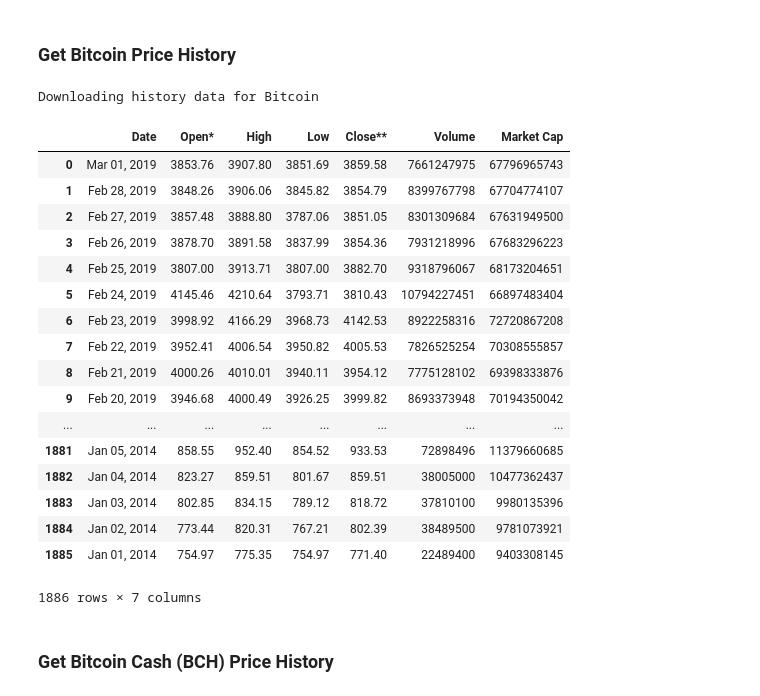
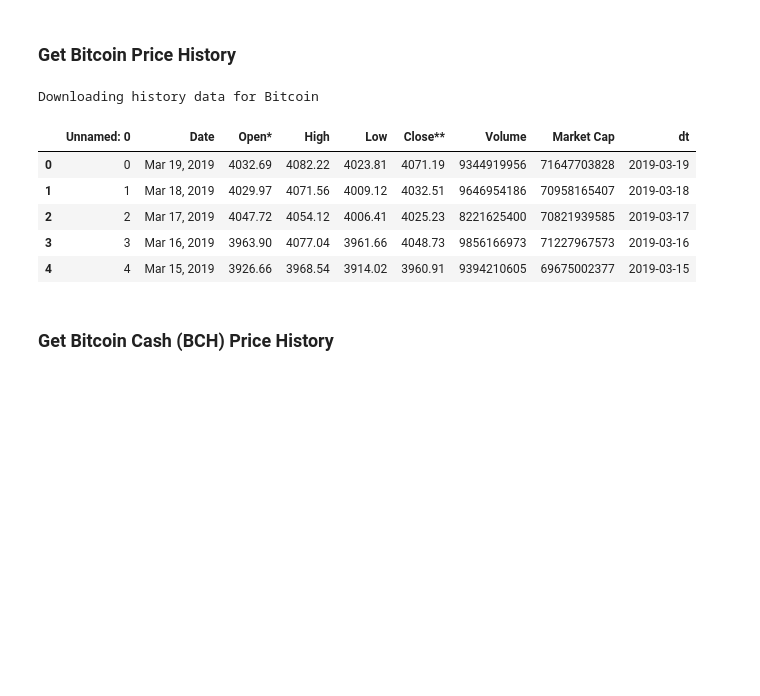
Before and after one commit to MohMaz/realtime-crypto-analysis, a Jupyter notebook: Bitcoin bitcoin cash EDA.ipynb, the cells around one changed output. Saved outputs shown, nothing was run; the diff lists cells and outputs as text; code cells hidden in the pictures; blank space fills up the shorter version.

```diff
--- a/Bitcoin bitcoin cash EDA.ipynb
+++ b/Bitcoin bitcoin cash EDA.ipynb
@@ -37,27 +53,18 @@ coin_names[0:10]
 # %%
 coins = cmk.coins()
 bitcoin = coins[0]
-start, end = '20140101', '20190301'
+start, end = '20140101', '20190319'
 bitcoin.get_history(start, end)
+btc_history = bitcoin.read_history()
+btc_history['dt'] = pd.to_datetime(btc_history['Date'])
+btc_history.head()
 # %% [output]
 Downloading history data for Bitcoin
-|  | Date | Open* | High | Low | Close** | Volume | Market Cap |
-| 0 | Mar 01, 2019 | 3853.76 | 3907.80 | 3851.69 | 3859.58 | 7661247975 | 67796965743 |
-| 1 | Feb 28, 2019 | 3848.26 | 3906.06 | 3845.82 | 3854.79 | 8399767798 | 67704774107 |
-| 2 | Feb 27, 2019 | 3857.48 | 3888.80 | 3787.06 | 3851.05 | 8301309684 | 67631949500 |
-| 3 | Feb 26, 2019 | 3878.70 | 3891.58 | 3837.99 | 3854.36 | 7931218996 | 67683296223 |
-| 4 | Feb 25, 2019 | 3807.00 | 3913.71 | 3807.00 | 3882.70 | 9318796067 | 68173204651 |
-| 5 | Feb 24, 2019 | 4145.46 | 4210.64 | 3793.71 | 3810.43 | 10794227451 | 66897483404 |
-| 6 | Feb 23, 2019 | 3998.92 | 4166.29 | 3968.73 | 4142.53 | 8922258316 | 72720867208 |
-| 7 | Feb 22, 2019 | 3952.41 | 4006.54 | 3950.82 | 4005.53 | 7826525254 | 70308555857 |
-| 8 | Feb 21, 2019 | 4000.26 | 4010.01 | 3940.11 | 3954.12 | 7775128102 | 69398333876 |
-| 9 | Feb 20, 2019 | 3946.68 | 4000.49 | 3926.25 | 3999.82 | 8693373948 | 70194350042 |
-| ... | ... | ... | ... | ... | ... | ... | ... |
-| 1881 | Jan 05, 2014 | 858.55 | 952.40 | 854.52 | 933.53 | 72898496 | 11379660685 |
-| 1882 | Jan 04, 2014 | 823.27 | 859.51 | 801.67 | 859.51 | 38005000 | 10477362437 |
-| 1883 | Jan 03, 2014 | 802.85 | 834.15 | 789.12 | 818.72 | 37810100 | 9980135396 |
-| 1884 | Jan 02, 2014 | 773.44 | 820.31 | 767.21 | 802.39 | 38489500 | 9781073921 |
-| 1885 | Jan 01, 2014 | 754.97 | 775.35 | 754.97 | 771.40 | 22489400 | 9403308145 |
+|  | Unnamed: 0 | Date | Open* | High | Low | Close** | Volume | Market Cap | dt |
+| 0 | 0 | Mar 19, 2019 | 4032.69 | 4082.22 | 4023.81 | 4071.19 | 9344919956 | 71647703828 | 2019-03-19 |
+| 1 | 1 | Mar 18, 2019 | 4029.97 | 4071.56 | 4009.12 | 4032.51 | 9646954186 | 70958165407 | 2019-03-18 |
+| 2 | 2 | Mar 17, 2019 | 4047.72 | 4054.12 | 4006.41 | 4025.23 | 8221625400 | 70821939585 | 2019-03-17 |
+| 3 | 3 | Mar 16, 2019 | 3963.90 | 4077.04 | 3961.66 | 4048.73 | 9856166973 | 71227967573 | 2019-03-16 |
+| 4 | 4 | Mar 15, 2019 | 3926.66 | 3968.54 | 3914.02 | 3960.91 | 9394210605 | 69675002377 | 2019-03-15 |
-1886 rows × 7 columns
 # %% [markdown]
 ### Get Bitcoin Cash (BCH) Price History
```
Also changed, not shown: parts of 16 cells of this notebook, 1 other file.
